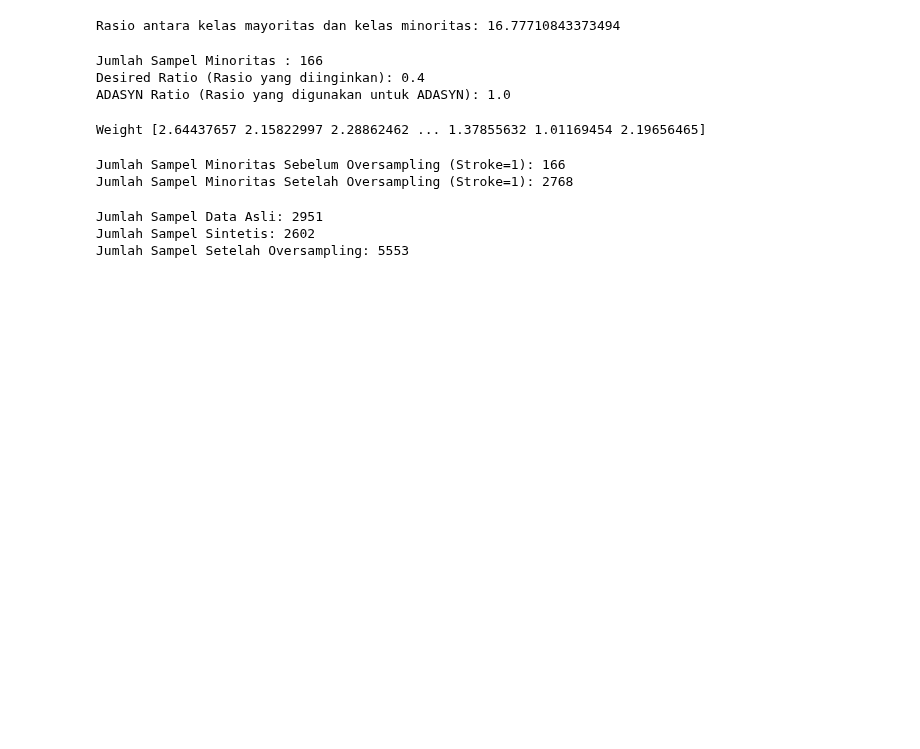
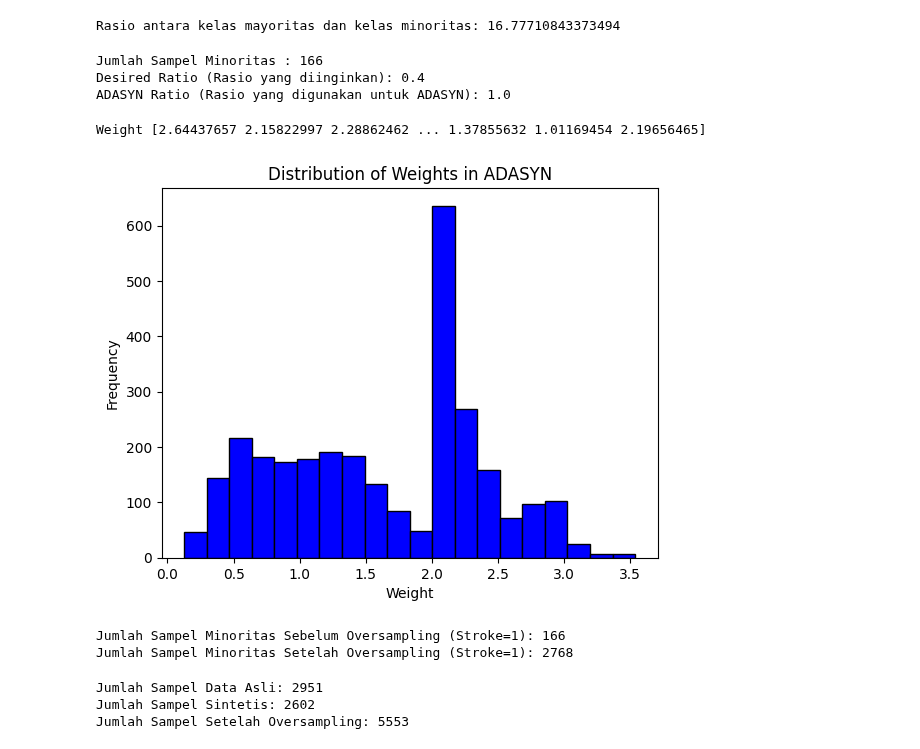
Before and after one commit to avillarafi45/TugasAkhirStrokePrediction, a Jupyter notebook: ADASYN.ipynb, the cells around one changed output. Drawn from its saved outputs; the diff is of its cells as text; code cells hidden in the pictures; blank space fills up the shorter version.

```diff
--- a/ADASYN.ipynb
+++ b/ADASYN.ipynb
@@ -175,11 +175,22 @@ Jumlah Sampel Minoritas : 166
 Desired Ratio (Rasio yang diinginkan): 0.4
 ADASYN Ratio (Rasio yang digunakan untuk ADASYN): 1.0
 # %%
-# Langkah 5: Hitung Weight
-weights = distances[:, 1] * (1 + adasyn_ratio)  # Sesuaikan dengan rasio yang diinginkan
-print("Weight", weights)
+# # Langkah 5: Hitung Weight
+# weights = distances[:, 1] * (1 + adasyn_ratio)  # Sesuaikan dengan rasio yang diinginkan
+# print("Weight", weights)
+# # Buat histogram dari weights
+# plt.hist(weights, bins=20, color='blue', edgecolor='black')
+
+# # Atur label dan judul
+# plt.xlabel('Weight')
+# plt.ylabel('Frequency')
+# plt.title('Distribution of Weights in ADASYN')
+
+# # Tampilkan plot
+# plt.show()
 # %% [output]
 Weight [2.64437657 2.15822997 2.28862462 ... 1.37855632 1.01169454 2.19656465]
+[figure, added]
 # %%
 # Langkah 6: Buat Sampel Sintetis (solusi alternatif)
 # Tampilkan jumlah sampel minoritas sebelum oversampling
```
